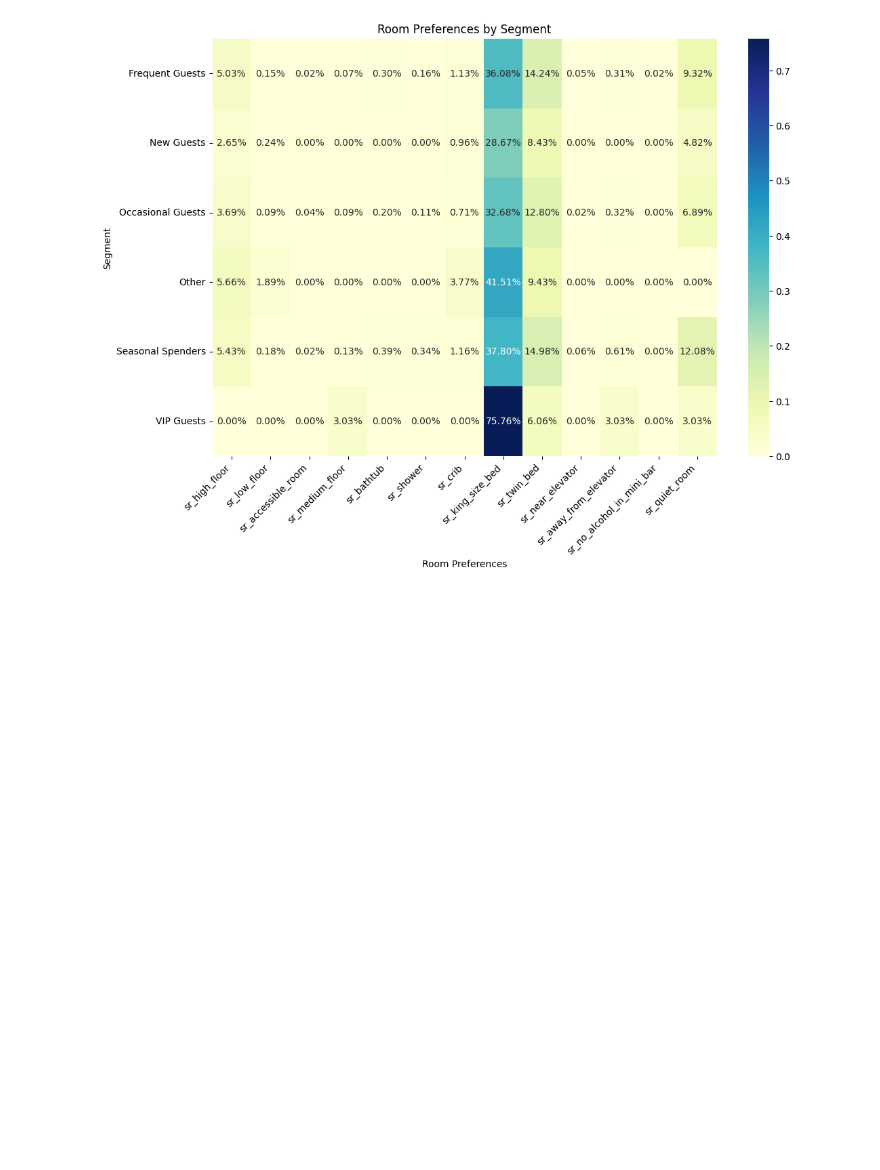
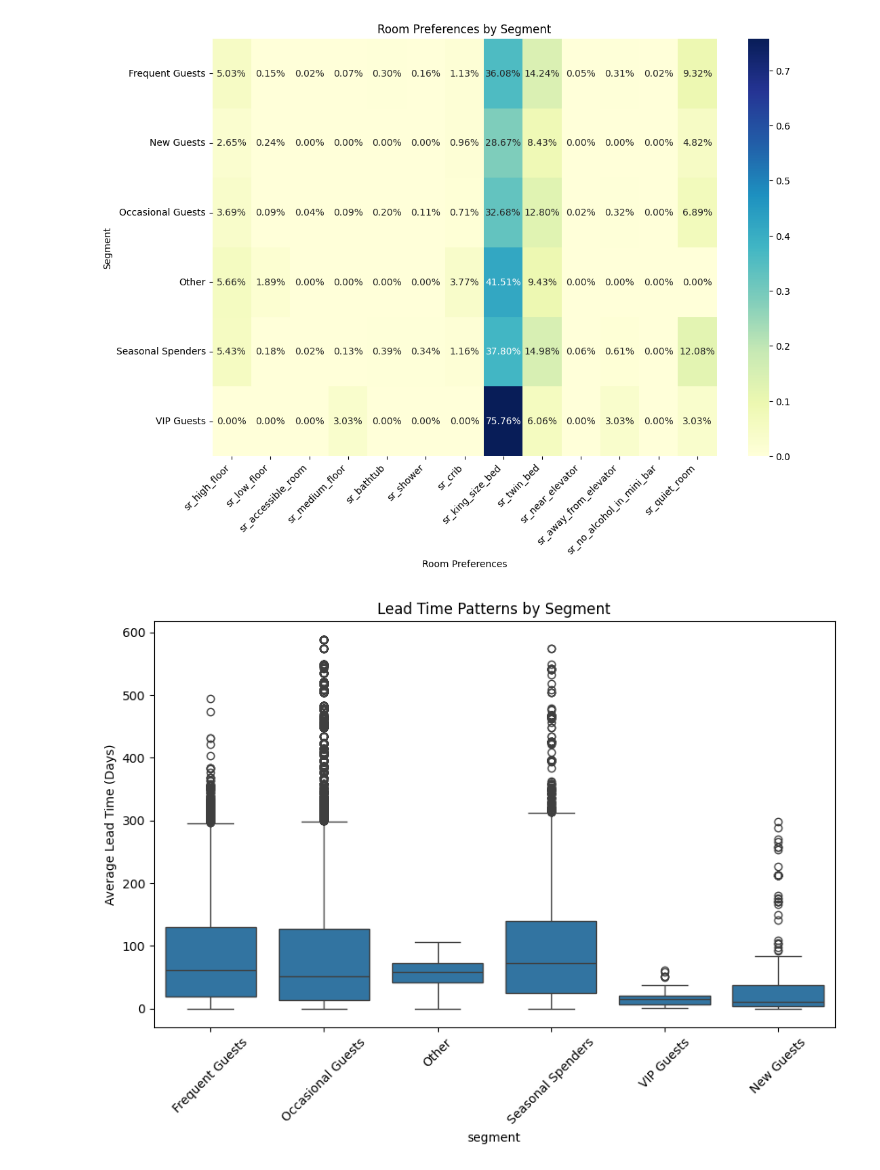
Before and after one commit to charJin/hotel-analysis, a Jupyter notebook: Notebooks/analysis.ipynb, the cells around one changed output. Drawn from its saved outputs; the diff is of its cells as text; code cells hidden in the pictures; blank space fills up the shorter version.

Commit message:
more segment analysis

```diff
--- a/Notebooks/analysis.ipynb
+++ b/Notebooks/analysis.ipynb
@@ -445,4 +445,12 @@ plt.show()
 # %% [output]
 [figure]
 # %%
-preference_columns =
+# Boxplot for Average Lead Time by Segment
+plt.figure(figsize=(10, 6))
+sns.boxplot(data=hotel_df, x='segment', y='average_lead_time')
+plt.title('Lead Time Patterns by Segment')
+plt.ylabel('Average Lead Time (Days)')
+plt.xticks(rotation=45)
+plt.show()
+# %% [output]
+[figure, added]
```
Also changed, not shown: parts of 1 cell of this notebook.
